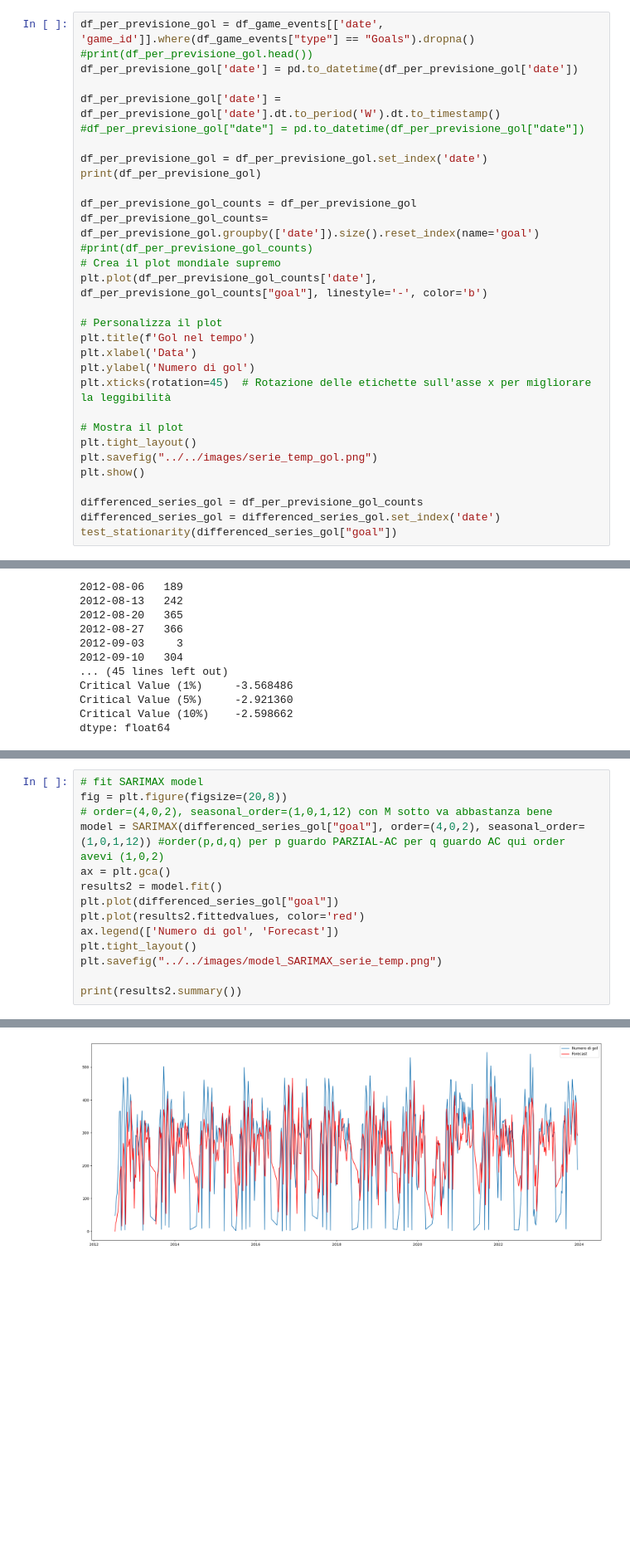
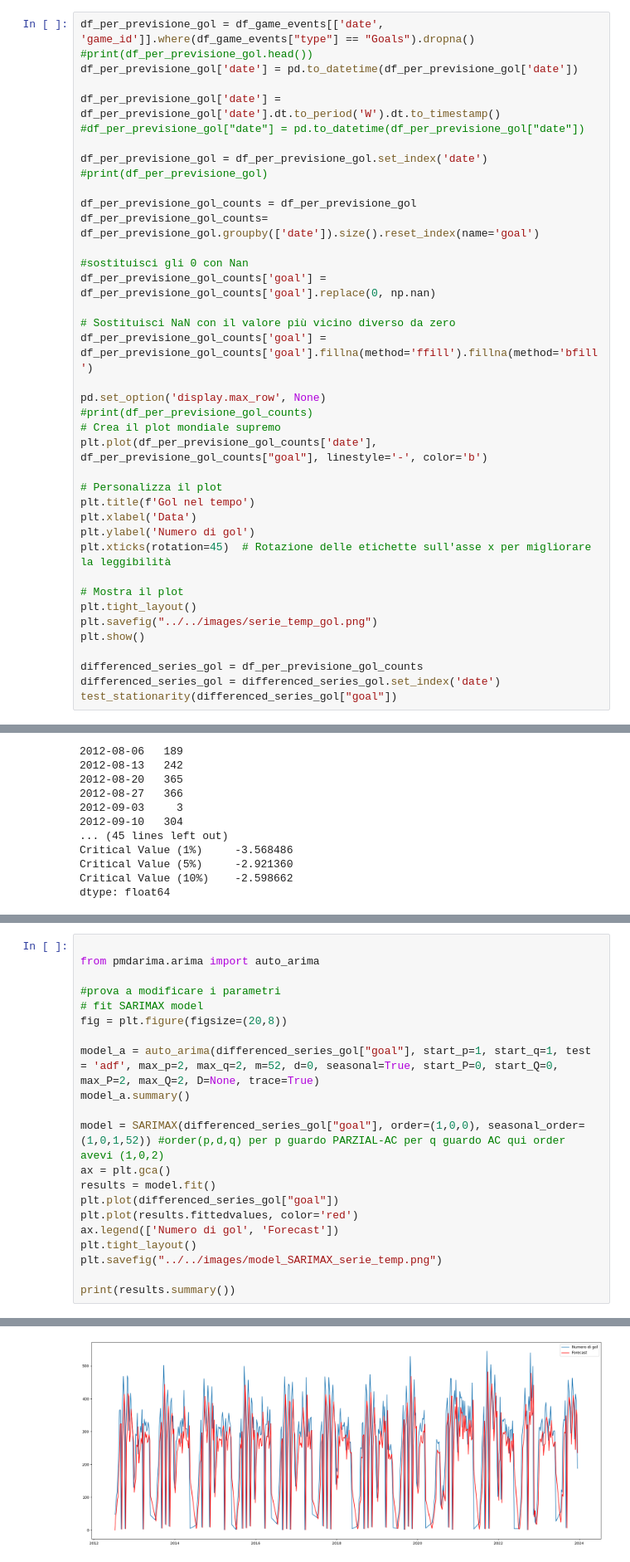
Before and after one commit to MikDR/DataScience-Python, a Jupyter notebook: codice/serie_temp/serie_tem_prova.ipynb, the cells around one changed output, grey strips where cells are left out. Shown at 83% size. Drawn from its saved outputs; the diff is of its cells as text; blank space fills up the shorter version.

```diff
--- a/codice/serie_temp/serie_tem_prova.ipynb
+++ b/codice/serie_temp/serie_tem_prova.ipynb
@@ -62,10 +62,18 @@ df_per_previsione_gol['date'] = df_per_previsione_gol['date'].dt.to_period('W').
 #df_per_previsione_gol["date"] = pd.to_datetime(df_per_previsione_gol["date"])
 
 df_per_previsione_gol = df_per_previsione_gol.set_index('date')
-print(df_per_previsione_gol)
+#print(df_per_previsione_gol)
 
 df_per_previsione_gol_counts = df_per_previsione_gol
 df_per_previsione_gol_counts= df_per_previsione_gol.groupby(['date']).size().reset_index(name='goal')
+
+#sostituisci gli 0 con Nan
+df_per_previsione_gol_counts['goal'] = df_per_previsione_gol_counts['goal'].replace(0, np.nan)
+
+# Sostituisci NaN con il valore più vicino diverso da zero
+df_per_previsione_gol_counts['goal'] = df_per_previsione_gol_counts['goal'].fillna(method='ffill').fillna(method='bfill')
+
+pd.set_option('display.max_row', None)
 #print(df_per_previsione_gol_counts)
 # Crea il plot mondiale supremo
 plt.plot(df_per_previsione_gol_counts['date'], df_per_previsione_gol_counts["goal"], linestyle='-', color='b')
@@ -275,15 +291,22 @@ plt.savefig("../../images/ac_pac_serie_temp_gol.png")
 # %%
+
+from pmdarima.arima import auto_arima
+
+#prova a modificare i parametri
 # fit SARIMAX model
 fig = plt.figure(figsize=(20,8))
-# order=(4,0,2), seasonal_order=(1,0,1,12) con M sotto va abbastanza bene
-model = SARIMAX(differenced_series_gol["goal"], order=(4,0,2), seasonal_order=(1,0,1,12)) #order(p,d,q) per p guardo PARZIAL-AC per q guardo AC qui order avevi (1,0,2)
+
+model_a = auto_arima(differenced_series_gol["goal"], start_p=1, start_q=1, test = 'adf', max_p=2, max_q=2, m=52, d=0, seasonal=True, start_P=0, start_Q=0, max_P=2, max_Q=2, D=None, trace=True)
+model_a.summary()
+
+model = SARIMAX(differenced_series_gol["goal"], order=(1,0,0), seasonal_order=(1,0,1,52)) #order(p,d,q) per p guardo PARZIAL-AC per q guardo AC qui order avevi (1,0,2)
 ax = plt.gca()
-results2 = model.fit()
+results = model.fit()
 plt.plot(differenced_series_gol["goal"])
-plt.plot(results2.fittedvalues, color='red')
+plt.plot(results.fittedvalues, color='red')
 ax.legend(['Numero di gol', 'Forecast'])
 plt.tight_layout()
 plt.savefig("../../images/model_SARIMAX_serie_temp.png")
 
-print(results2.summary())
+print(results.summary())
 # %% [output]
@@ -303,8 +326,8 @@ Covariance Type:                                opg
 ===================================================================================
 
 Warnings:
 [1] Covariance matrix calculated using the outer product of gradients (complex-step).
-[figure, old version]
+[figure, new version]
 # %%
 fig = plt.figure(figsize=(20,8))
 num_points = len(differenced_series_gol['goal'])
```
Also changed, not shown: parts of 15 cells of this notebook, 1 other file.
